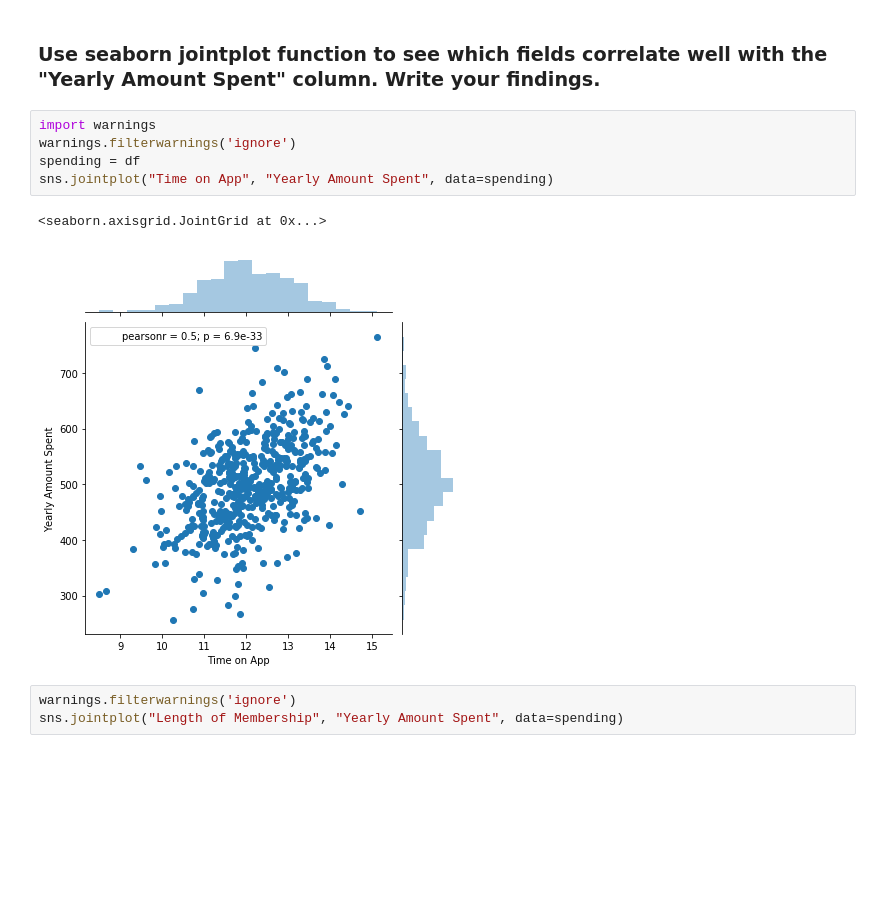
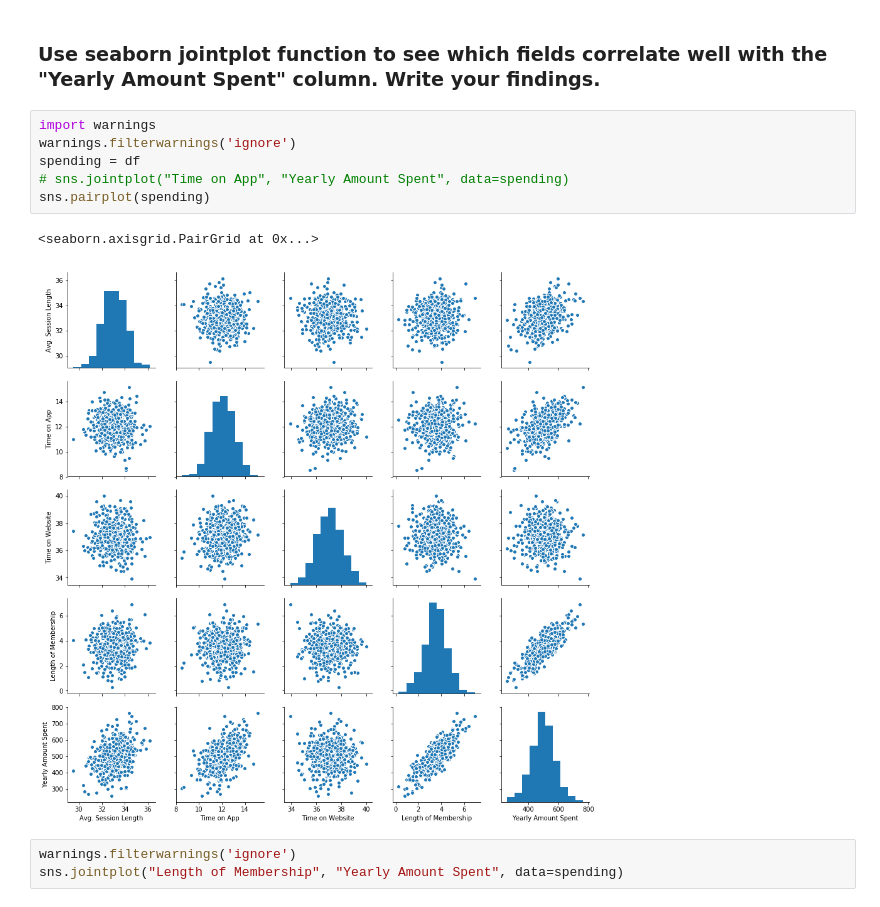
Before and after one commit to katcosgrove/data-science, a Jupyter notebook: regression.ipynb, the cells around one changed output. Cells and saved outputs as stored; diff of their text form; blank space fills up the shorter version.

```diff
--- a/regression.ipynb
+++ b/regression.ipynb
@@ -58,11 +58,12 @@ memory usage: 31.3+ KB
 # %%
 import warnings
 warnings.filterwarnings('ignore')
 spending = df
-sns.jointplot("Time on App", "Yearly Amount Spent", data=spending)
+# sns.jointplot("Time on App", "Yearly Amount Spent", data=spending)
+sns.pairplot(spending)
 # %% [output]
-<seaborn.axisgrid.JointGrid at 0x...>
+<seaborn.axisgrid.PairGrid at 0x...>
-[figure, old version]
+[figure, new version]
 # %%
 warnings.filterwarnings('ignore')
 sns.jointplot("Length of Membership", "Yearly Amount Spent", data=spending)
```
Also changed, not shown: parts of 3 cells of this notebook, 1 other file.
